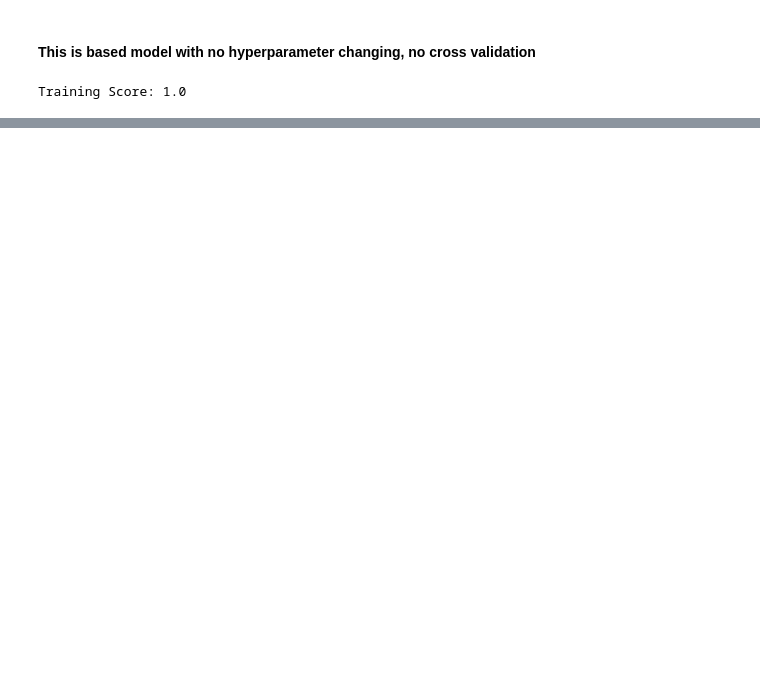
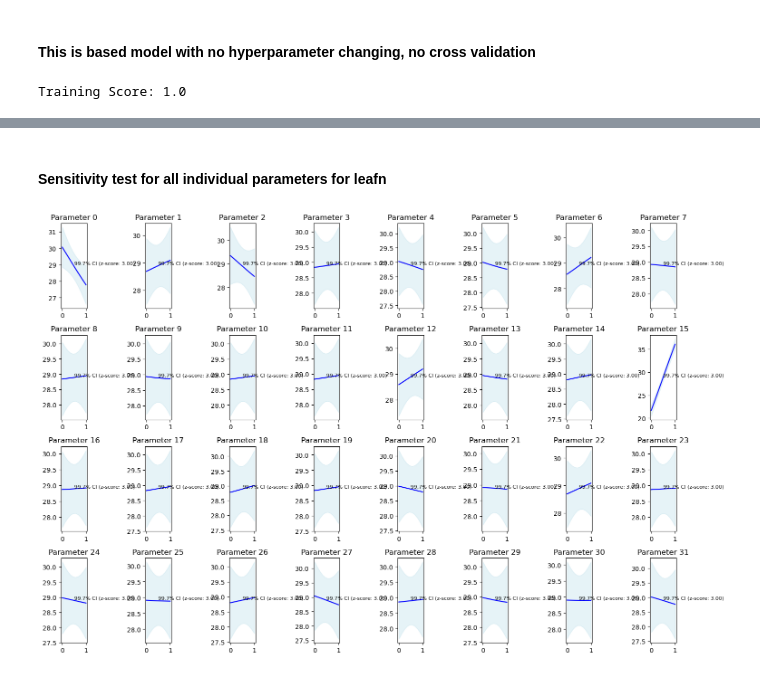
Before and after one commit to GaiaFuture/GaiaFuture, a Jupyter notebook: Script/ML/gaussian/gauss_reg.ipynb, the cells around one changed output, grey strips where cells are left out. Cells and saved outputs as stored; diff of their text form; code cells hidden in the pictures; blank space fills up the shorter version.

```diff
--- a/Script/ML/gaussian/gauss_reg.ipynb
+++ b/Script/ML/gaussian/gauss_reg.ipynb
@@ -507,0 +390,38 @@ plt.show()
+# %% [markdown]
+#### Sensitivity test for all individual parameters for leafn
+# %%
+# sensitivity test one at a time
+
+import numpy as np
+import matplotlib.pyplot as plt
+from scipy.stats import norm
+
+# Define a custom function to generate the Gaussian regression line for each parameter
+def gaussian_regression_lines(model, X):
+    plt.figure(figsize=(15, 10))  # Adjust figure size as needed
+    for param_index in range(32):
+        # Generate x_values with 32 dimensions
+        x_values = np.full((10, 32), 0.5)  # Fill array with 0.5
+        x_values[:, param_index] = np.linspace(0, 1, 10)  # Set the current parameter values to evenly spaced values from 0 to 1
+
+        # Predict mean and standard deviation of the Gaussian process at each point in x_values
+        y_mean, y_std = model.predict(x_values, return_std=True)
+
+        # Plot the mean line for the current parameter
+        plt.subplot(4, 8, param_index + 1)  # Adjust subplot layout according to the number of parameters
+        plt.plot(x_values[:, param_index], y_mean, color='blue', linestyle='-', label='Gaussian Regression Line')
+
+        # Calculate the z-score for the 99.7% confidence interval
+        z_score = norm.ppf(0.99865)  # 99.7th percentile (three standard deviations)
+
+        # Plot the shaded region for the 99.7% confidence interval with three standard deviations
+        plt.fill_between(x_values[:, param_index], y_mean - z_score * y_std, y_mean + z_score * y_std, color='lightblue', alpha=0.3)
+
+        # Plot the z-score value on the plot
+        plt.text(0.5, 0.5, f'99.7% CI (z-score: {z_score:.2f})', transform=plt.gca().transAxes, fontsize=8, verticalalignment='bottom')
+        plt.title(f'Parameter {param_index}')  # Set title for each subplot
+
+    plt.tight_layout()  # Adjust layout to prevent overlap
+    plt.show()
+# %% [output]
+[figure, added]
```
Also changed, not shown: parts of 24 cells of this notebook.
